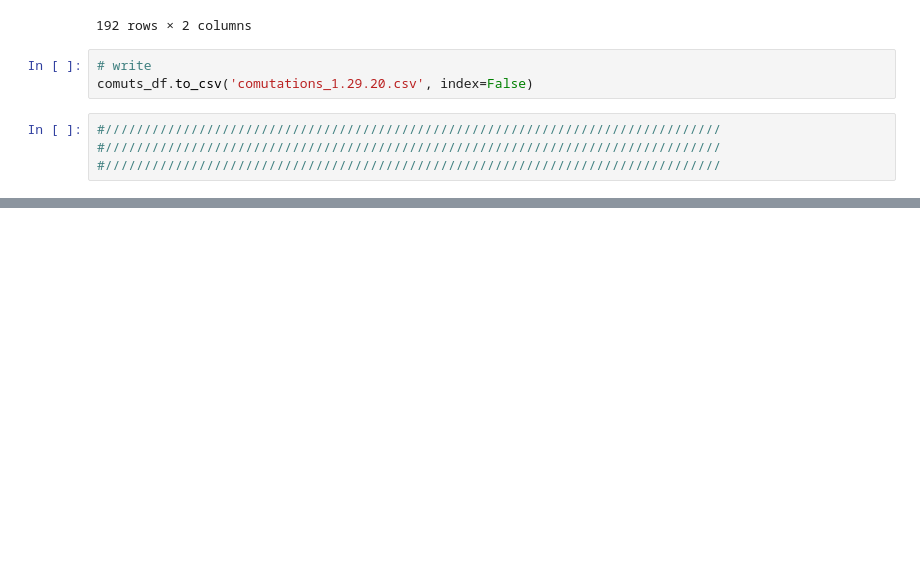
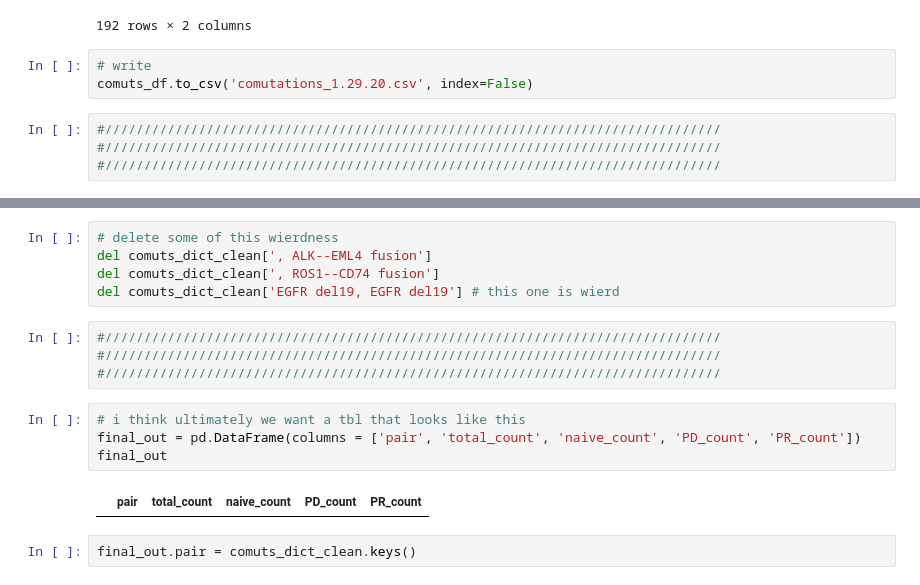
Before and after one commit to lincoln-harris/potLuck, a Jupyter notebook: co_mutation_pairs.ipynb, the cells around one changed output, grey strips where cells are left out. Drawn from its saved outputs; the diff is of its cells as text; blank space fills up the shorter version.

```diff
--- a/co_mutation_pairs.ipynb
+++ b/co_mutation_pairs.ipynb
@@ -299,0 +458,17 @@ comuts_df.to_csv('comutations_1.29.20.csv', index=False)
+# %%
+# delete some of this wierdness
+del comuts_dict_clean[', ALK--EML4 fusion']
+del comuts_dict_clean[', ROS1--CD74 fusion']
+del comuts_dict_clean['EGFR del19, EGFR del19'] # this one is wierd
+# %%
+#///////////////////////////////////////////////////////////////////////////////
+#///////////////////////////////////////////////////////////////////////////////
+#///////////////////////////////////////////////////////////////////////////////
+# %%
+# i think ultimately we want a tbl that looks like this
+final_out = pd.DataFrame(columns = ['pair', 'total_count', 'naive_count', 'PD_count', 'PR_count'])
+final_out
+# %% [output]
+|  | pair | total_count | naive_count | PD_count | PR_count |
+# %%
+final_out.pair = comuts_dict_clean.keys()
```
Also changed, not shown: parts of 18 cells of this notebook.
